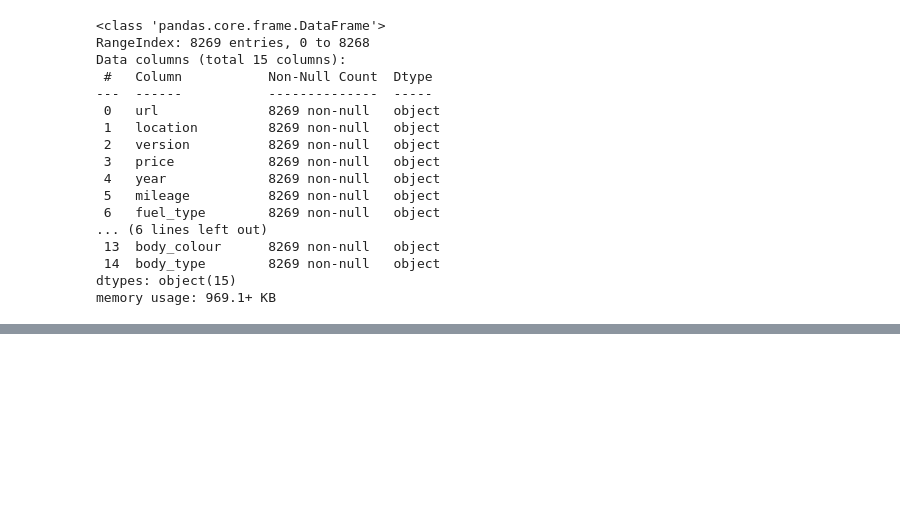
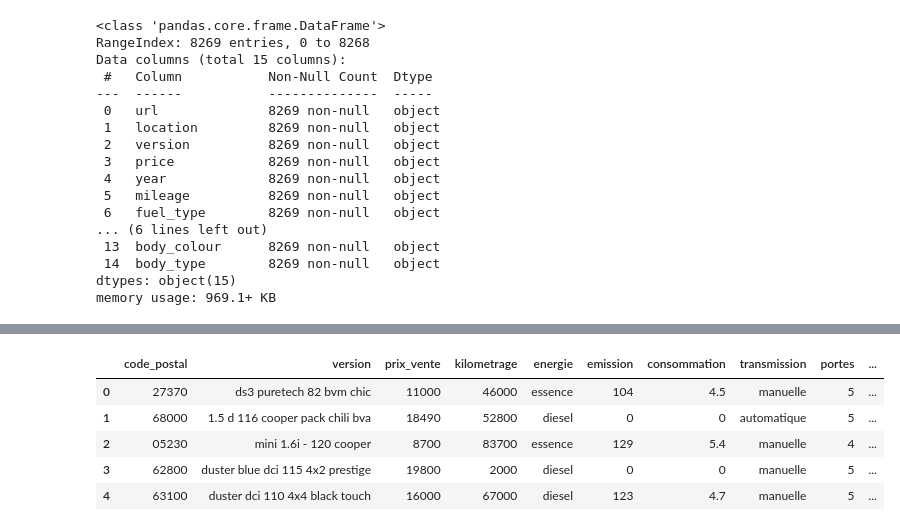
Before and after one commit to dia36u/IAParuVendu_Groupe2, a Jupyter notebook: Modele_IA/regression.ipynb, the cells around one changed output, grey strips where cells are left out. Saved outputs shown, nothing was run; the diff lists cells and outputs as text; code cells hidden in the pictures; blank space fills up the shorter version.

```diff
--- a/Modele_IA/regression.ipynb
+++ b/Modele_IA/regression.ipynb
@@ -169,0 +112,12 @@ df_clean.head()
+# %%
+df_clean=df_clean.rename(columns={"location": "code_postal", "price": "prix_vente", "mileage": "kilometrage",
+ "fuel_type": "energie", "fuel_usage": "consommation ", "door_nb": "portes",
+  "technical_power": "cv_fiscaux", "actual_power": "cv_reels", "body_colour": "couleur", "body_type": "carrosserie"})
+df_clean.head()
+# %% [output]
+|  | code_postal | version | prix_vente | kilometrage | energie | emission | consommation | transmission | portes | ... |
+| 0 | 27370 | ds3 puretech 82 bvm chic | 11000 | 46000 | essence | 104 | 4.5 | manuelle | 5 | ... |
+| 1 | 68000 | 1.5 d 116 cooper pack chili bva | 18490 | 52800 | diesel | 0 | 0 | automatique | 5 | ... |
+| 2 | 05230 | mini 1.6i - 120 cooper | 8700 | 83700 | essence | 129 | 5.4 | manuelle | 4 | ... |
+| 3 | 62800 | duster blue dci 115 4x2 prestige | 19800 | 2000 | diesel | 0 | 0 | manuelle | 5 | ... |
+| 4 | 63100 | duster dci 110 4x4 black touch | 16000 | 67000 | diesel | 123 | 4.7 | manuelle | 5 | ... |
```
Also changed, not shown: parts of 13 cells of this notebook, 1 other file.
